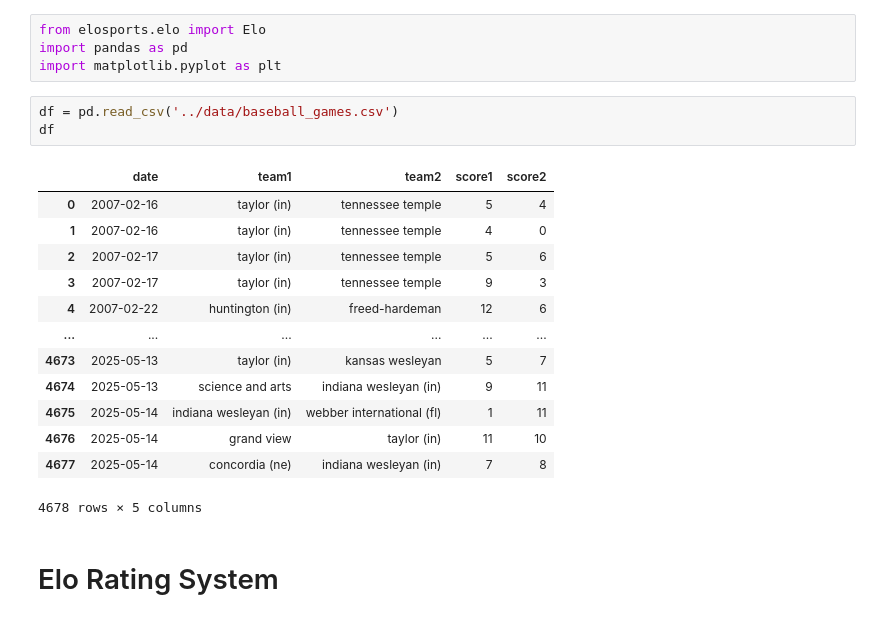
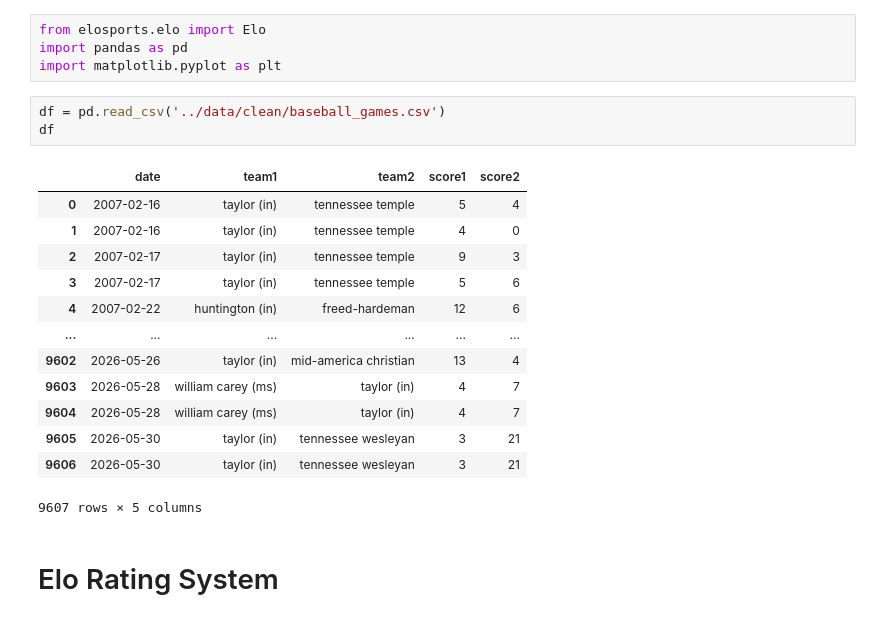
Before and after one commit to angelhb01/Crossroads-Baseball, a Jupyter notebook: Elo-Ratings/baseball_elo.ipynb, the cells around one changed output. Drawn from its saved outputs; the diff is of its cells as text.

```diff
--- a/Elo-Ratings/baseball_elo.ipynb
+++ b/Elo-Ratings/baseball_elo.ipynb
@@ -3,22 +3,22 @@ from elosports.elo import Elo
 import pandas as pd
 import matplotlib.pyplot as plt
 # %%
-df = pd.read_csv('../data/baseball_games.csv')
+df = pd.read_csv('../data/clean/baseball_games.csv')
 df
 # %% [output]
 |  | date | team1 | team2 | score1 | score2 |
 | 0 | 2007-02-16 | taylor (in) | tennessee temple | 5 | 4 |
 | 1 | 2007-02-16 | taylor (in) | tennessee temple | 4 | 0 |
-| 2 | 2007-02-17 | taylor (in) | tennessee temple | 5 | 6 |
-| 3 | 2007-02-17 | taylor (in) | tennessee temple | 9 | 3 |
+| 2 | 2007-02-17 | taylor (in) | tennessee temple | 9 | 3 |
+| 3 | 2007-02-17 | taylor (in) | tennessee temple | 5 | 6 |
 | 4 | 2007-02-22 | huntington (in) | freed-hardeman | 12 | 6 |
 | ... | ... | ... | ... | ... | ... |
-| 4673 | 2025-05-13 | taylor (in) | kansas wesleyan | 5 | 7 |
-| 4674 | 2025-05-13 | science and arts | indiana wesleyan (in) | 9 | 11 |
-| 4675 | 2025-05-14 | indiana wesleyan (in) | webber international (fl) | 1 | 11 |
-| 4676 | 2025-05-14 | grand view | taylor (in) | 11 | 10 |
-| 4677 | 2025-05-14 | concordia (ne) | indiana wesleyan (in) | 7 | 8 |
+| 9602 | 2026-05-26 | taylor (in) | mid-america christian | 13 | 4 |
+| 9603 | 2026-05-28 | william carey (ms) | taylor (in) | 4 | 7 |
+| 9604 | 2026-05-28 | william carey (ms) | taylor (in) | 4 | 7 |
+| 9605 | 2026-05-30 | taylor (in) | tennessee wesleyan | 3 | 21 |
+| 9606 | 2026-05-30 | taylor (in) | tennessee wesleyan | 3 | 21 |
-4678 rows × 5 columns
+9607 rows × 5 columns
 # %% [markdown]
 # Elo Rating System
 # %%
```
Also changed, not shown: parts of 7 cells of this notebook, 3 other files.
